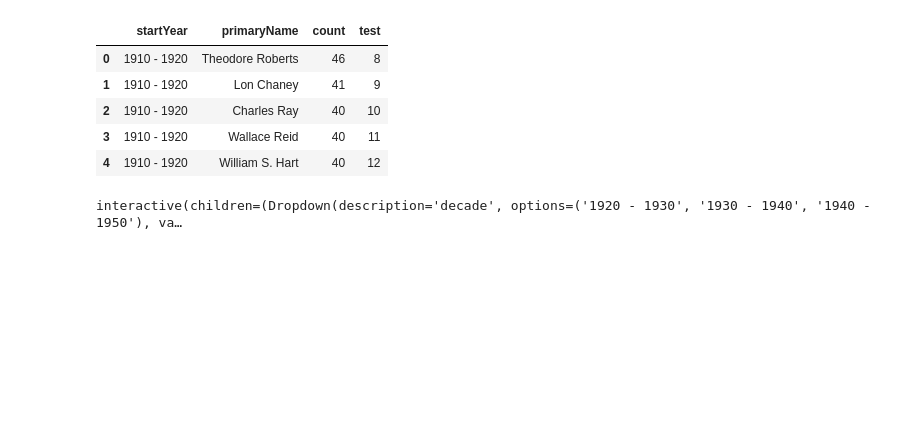
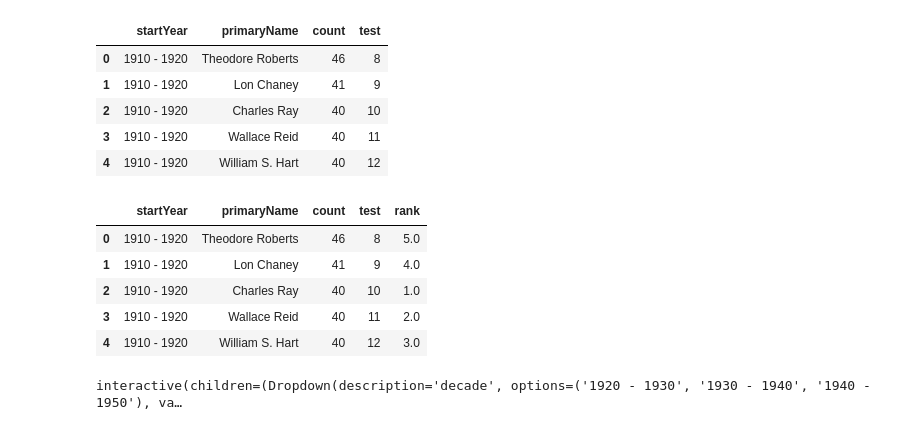
Before and after one commit to BerengerQueune/ABC-Data, a Jupyter notebook: Bérenger/CodeUpdate.ipynb, the cells around one changed output. Drawn from its saved outputs; the diff is of its cells as text; code cells hidden in the pictures; blank space fills up the shorter version.

```diff
--- a/Bérenger/CodeUpdate.ipynb
+++ b/Bérenger/CodeUpdate.ipynb
@@ -242,3 +242,14 @@ acteur_par_periode.head()
 | 2 | 1910 - 1920 | Charles Ray | 40 | 10 |
 | 3 | 1910 - 1920 | Wallace Reid | 40 | 11 |
 | 4 | 1910 - 1920 | William S. Hart | 40 | 12 |
+# %%
+acteur_par_periode['rank'] = acteur_par_periode.groupby('startYear')['count'].rank(method = 'first')
+acteur_par_periode.style.background_gradient(subset=pd.IndexSlice[:, ['rank']])
+acteur_par_periode.head(5)
+# %% [output]
+|  | startYear | primaryName | count | test | rank |
+| 0 | 1910 - 1920 | Theodore Roberts | 46 | 8 | 5.0 |
+| 1 | 1910 - 1920 | Lon Chaney | 41 | 9 | 4.0 |
+| 2 | 1910 - 1920 | Charles Ray | 40 | 10 | 1.0 |
+| 3 | 1910 - 1920 | Wallace Reid | 40 | 11 | 2.0 |
+| 4 | 1910 - 1920 | William S. Hart | 40 | 12 | 3.0 |
```
Also changed, not shown: parts of 1 cell of this notebook.
